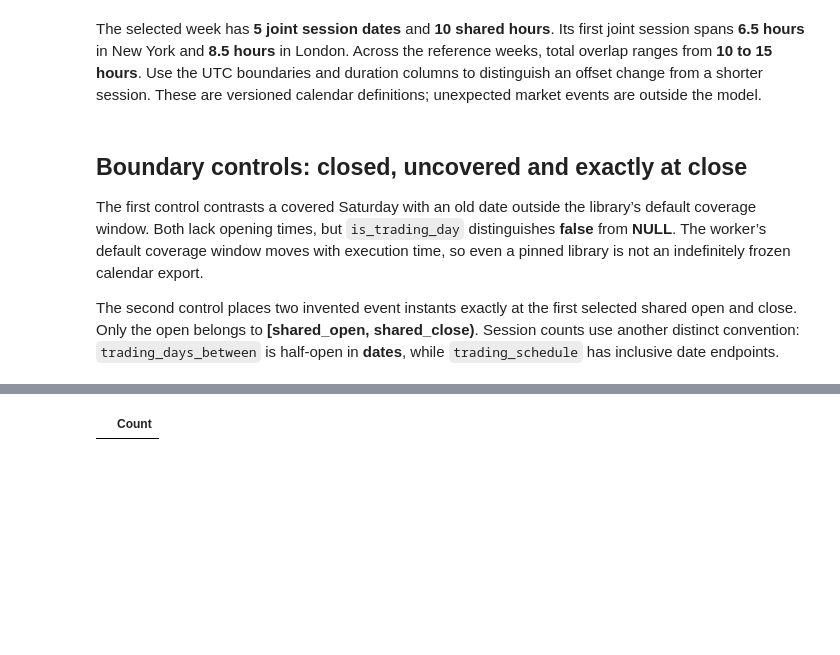
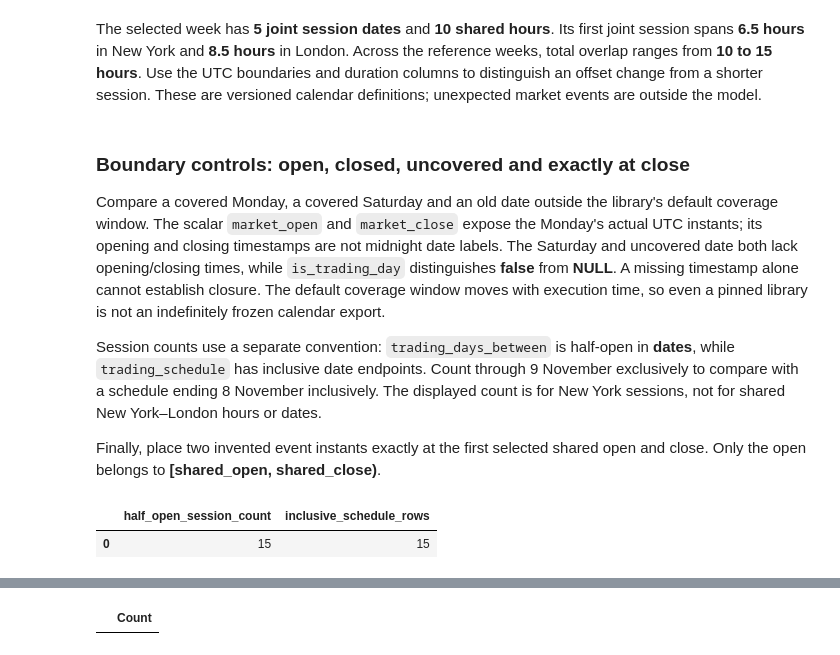
Before and after one commit to Query-farm/vgi-trading-calendar, a Jupyter notebook: notebooks/01_cross_market_utc_overlap.ipynb, the cells around one changed output, grey strips where cells are left out. Drawn from its saved outputs; the diff is of its cells as text; code cells hidden in the pictures; blank space fills up the shorter version.

```diff
--- a/notebooks/01_cross_market_utc_overlap.ipynb
+++ b/notebooks/01_cross_market_utc_overlap.ipynb
@@ -209,11 +298,13 @@ display(
 # %% [output]
 The selected week has **5 joint session dates** and **10 shared hours**. Its first joint session spans **6.5 hours** in New York and **8.5 hours** in London. Across the reference weeks, total overlap ranges from **10 to 15 hours**. Use the UTC boundaries and duration columns to distinguish an offset change from a shorter session. These are versioned calendar definitions; unexpected market events are outside the model.
 # %% [markdown]
-## Boundary controls: closed, uncovered and exactly at close
+### Boundary controls: open, closed, uncovered and exactly at close
 
-The first control contrasts a covered Saturday with an old date outside the library’s default coverage window. Both lack opening times, but `is_trading_day` distinguishes **false** from **NULL**. The worker’s default coverage window moves with execution time, so even a pinned library is not an indefinitely frozen calendar export.
+Compare a covered Monday, a covered Saturday and an old date outside the library's default coverage window. The scalar `market_open` and `market_close` expose the Monday's actual UTC instants; its opening and closing timestamps are not midnight date labels. The Saturday and uncovered date both lack opening/closing times, while `is_trading_day` distinguishes **false** from **NULL**. A missing timestamp alone cannot establish closure. The default coverage window moves with execution time, so even a pinned library is not an indefinitely frozen calendar export.
 
-The second control places two invented event instants exactly at the first selected shared open and close. Only the open belongs to **[shared_open, shared_close)**. Session counts use another distinct convention: `trading_days_between` is half-open in **dates**, while `trading_schedule` has inclusive date endpoints.
+Session counts use a separate convention: `trading_days_between` is half-open in **dates**, while `trading_schedule` has inclusive date endpoints. Count through 9 November exclusively to compare with a schedule ending 8 November inclusively. The displayed count is for New York sessions, not for shared New York–London hours or dates.
+
+Finally, place two invented event instants exactly at the first selected shared open and close. Only the open belongs to **[shared_open, shared_close)**.
 # %%
 %%sql controls <<
 SELECT day,tcal.main.is_trading_day(day,'XNYS') AS is_session,
@@ -221,0 +313,10 @@ FROM (VALUES (DATE '2026-10-24'),(DATE '1900-01-01')) t(day) ORDER BY day;
+# %%
+%%sql
+CREATE TABLE date_counts AS
+SELECT tcal.main.trading_days_between(DATE '2026-10-19',DATE '2026-11-09','XNYS') AS half_open_session_count,
+       count(*) AS inclusive_schedule_rows
+FROM schedules WHERE exchange='XNYS';
+SELECT * FROM date_counts;
+# %% [output]
+|  | half_open_session_count | inclusive_schedule_rows |
+| 0 | 15 | 15 |
```
Also changed, not shown: parts of 20 cells of this notebook, 14 other files.
